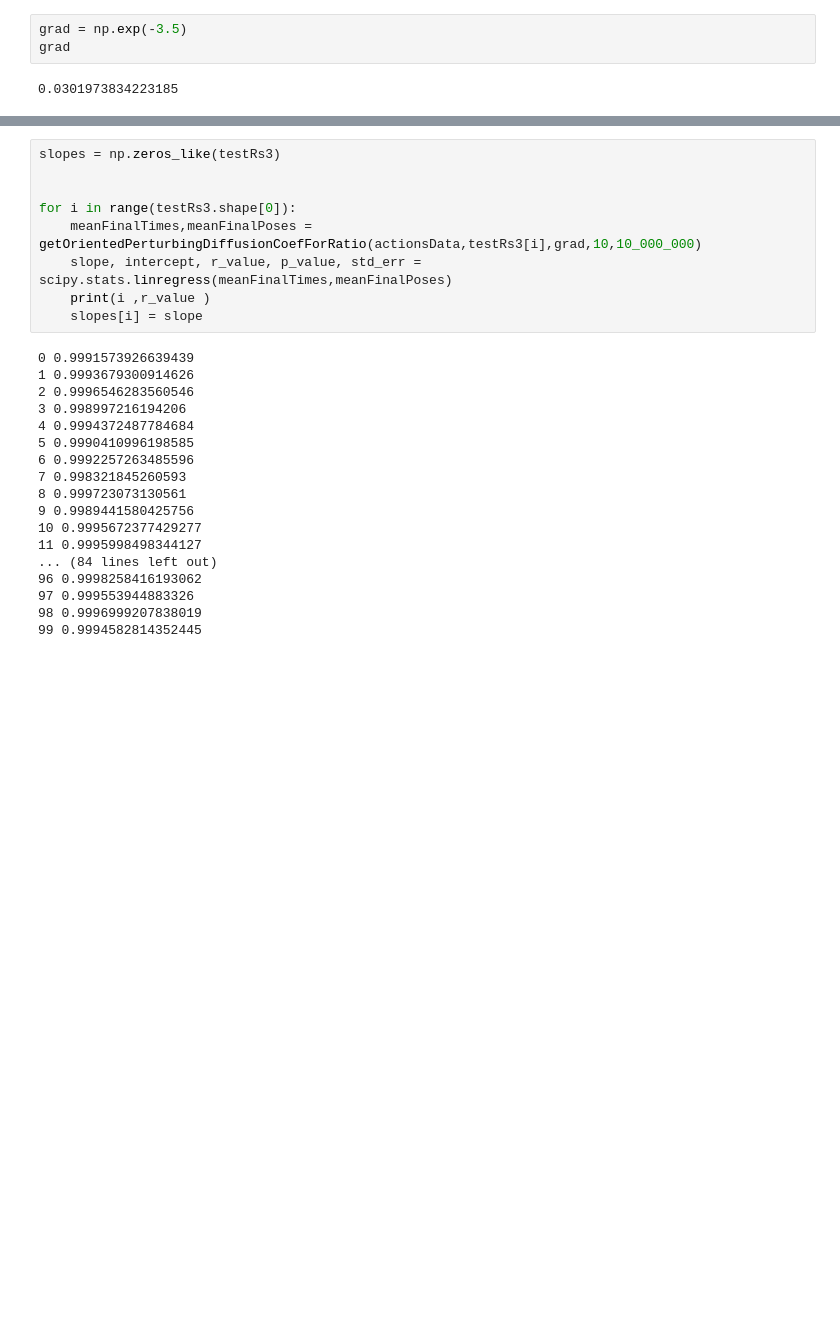
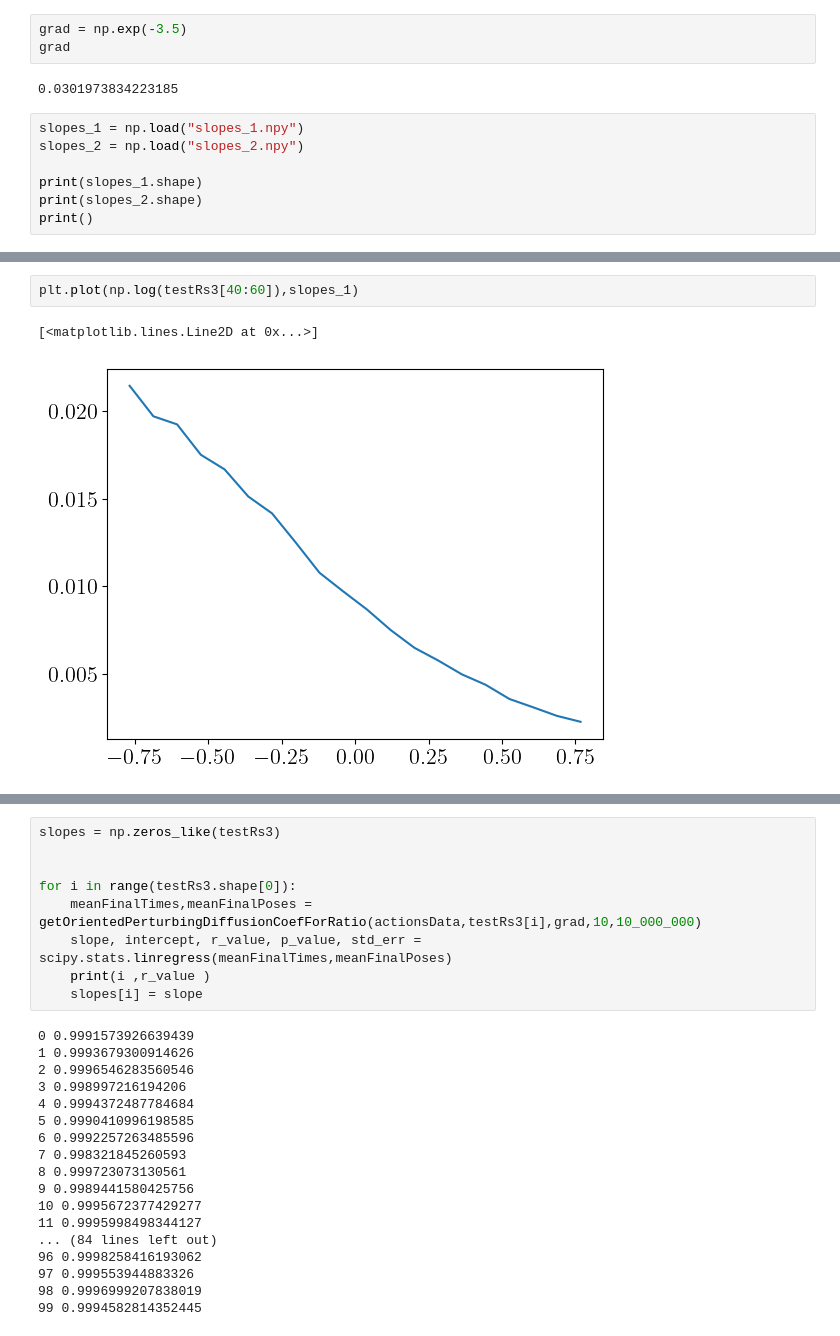
Before and after one commit to alireza-astane/starSwimmer3D, a Jupyter notebook: swimmerProject/phase5.ipynb, the cells around one changed output, grey strips where cells are left out. Drawn from its saved outputs; the diff is of its cells as text; blank space fills up the shorter version.

```diff
--- a/swimmerProject/phase5.ipynb
+++ b/swimmerProject/phase5.ipynb
@@ -1410,3 +1420,10 @@ grad = np.exp(-3.5)
 grad
 # %% [output]
 0.0301973834223185
+# %%
+slopes_1 = np.load("slopes_1.npy")
+slopes_2 = np.load("slopes_2.npy")
+
+print(slopes_1.shape)
+print(slopes_2.shape)
+print()
@@ -1413 +1440,6 @@ grad
+# %%
+plt.plot(np.log(testRs3[40:60]),slopes_1)
+# %% [output]
+[<matplotlib.lines.Line2D at 0x...>]
+[figure, added]
 # %%
```
Also changed, not shown: parts of 9 cells of this notebook, 41 other files.
